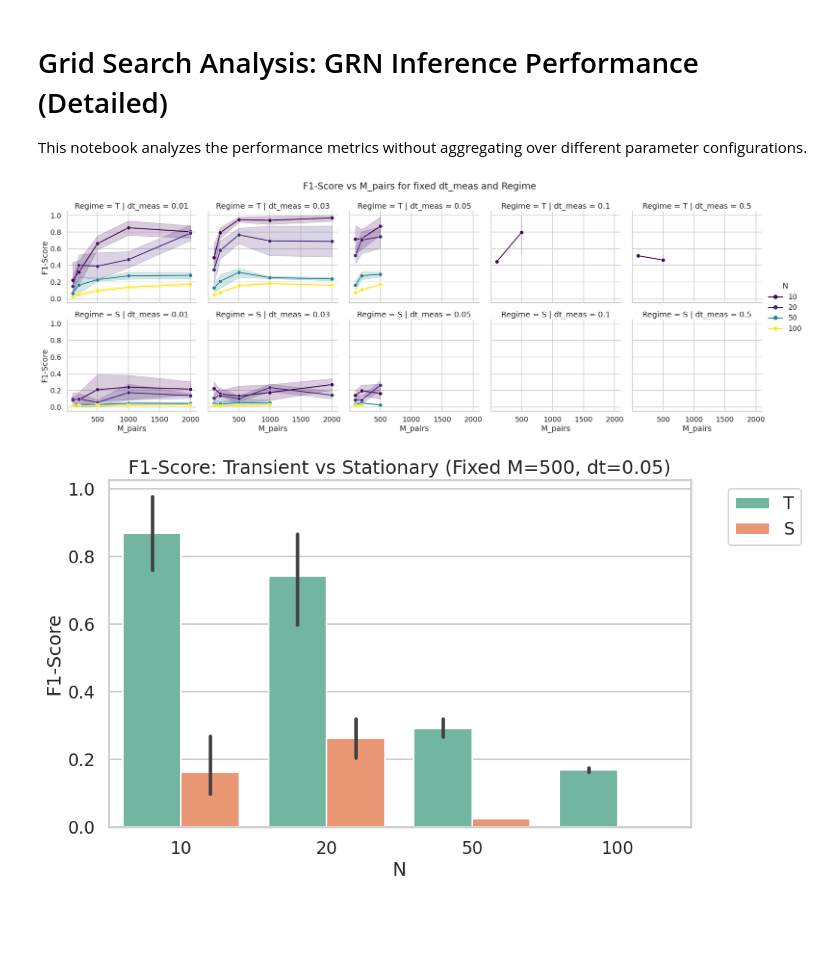
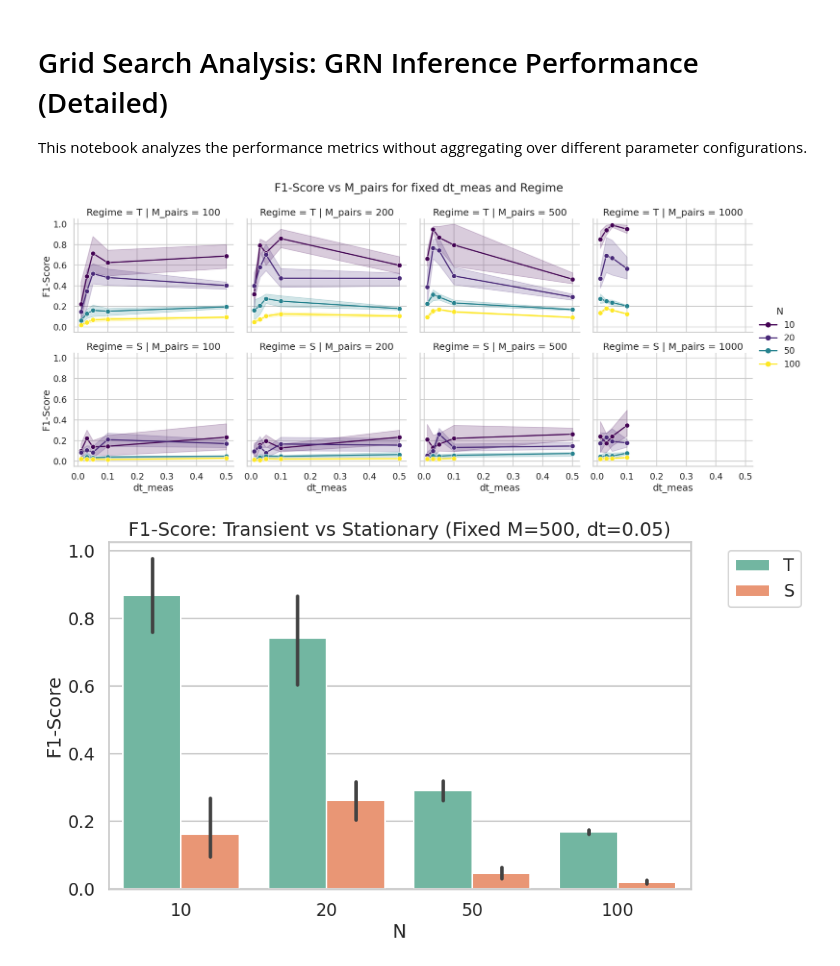
Before and after one commit to CoMuNeLab/Onsager_Machlup_Inf, a Jupyter notebook: Grid_Search_Analysis.ipynb, the cells around one changed output. Saved outputs shown, nothing was run; the diff lists cells and outputs as text; code cells hidden in the pictures; blank space fills up the shorter version.

```diff
--- a/Grid_Search_Analysis.ipynb
+++ b/Grid_Search_Analysis.ipynb
@@ -25,21 +25,26 @@ def label_window(row):
 
 df['Regime'] = df.apply(label_window, axis=1)
 
+# select rows where M <= 1000
+df = df[df['M_pairs'] <= 1000]
+df = df.reset_index(drop=True)
+
 numeric_cols = ['TP', 'FP', 'FN', 'TN', 'TPR (Recall)', 'FPR', 'Precision', 'F1-Score', 'SHD']
 for col in numeric_cols:
     df[col] = pd.to_numeric(df[col], errors='coerce')
 # %%
 # Plot F1-Score vs M_pairs. We use a FacetGrid to separate dt_meas (columns) and Regime (rows).
 g = sns.relplot(
-    data=df, x='M_pairs', y='F1-Score', hue='N',
-    col='dt_meas', row='Regime', kind='line', err_style='band', marker='o',
+    data=df, x='dt_meas', y='F1-Score', hue='N',
+    col='M_pairs', row='Regime', kind='line', err_style='band', marker='o',
     palette='viridis', height=4, aspect=1.2
 )
-g.fig.suptitle('F1-Score vs M_pairs for fixed dt_meas and Regime', y=1.05)
+#g.set(xlim=(0, 1100))
+g.figure.suptitle('F1-Score vs M_pairs for fixed dt_meas and Regime', y=1.05)
 g.savefig('images/detailed/performance_vs_M_faceted.png', dpi=300, bbox_inches='tight')
 plt.show()
 # %% [output]
-[figure, old version]
+[figure, new version]
 # %%
 # Choose a specific configuration to compare transient vs stationary: M_pairs=500, dt_meas=0.05
 fixed_M = 500
@@ -53,7 +58,7 @@ plt.legend(bbox_to_anchor=(1.05, 1), loc='upper left')
 plt.savefig('images/detailed/transient_vs_stationary_fixed.png', dpi=300, bbox_inches='tight')
 plt.show()
 # %% [output]
-[figure, old version]
+[figure, new version]
 # %%
 # Choose a specific configuration: M_pairs=500, Regime=Transient, N=10
 fixed_Regime = 'T'
```
Also changed, not shown: parts of 3 cells of this notebook, 2 other files.
